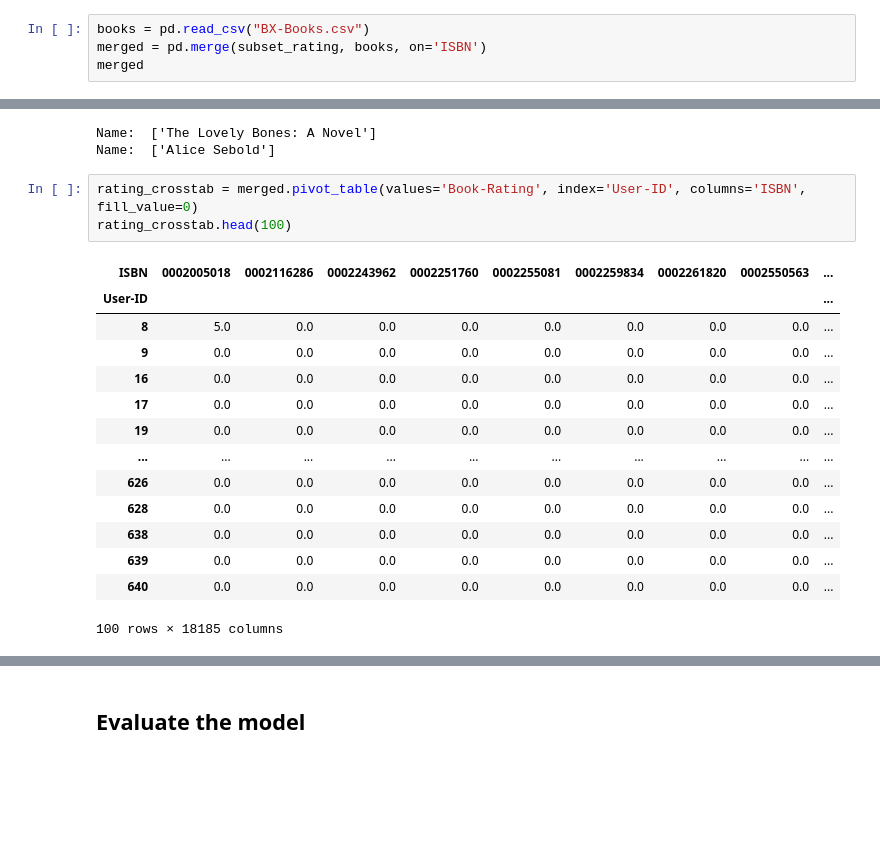
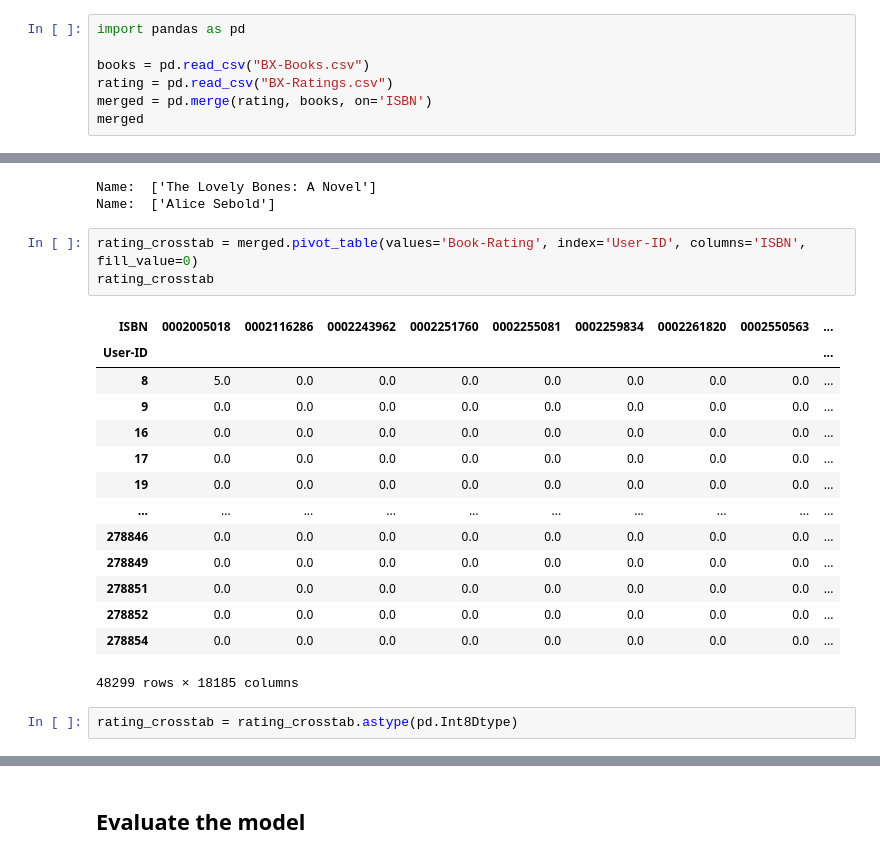
Before and after one commit to buianhduc/Book-store-recommender-system, a Jupyter notebook: Untitled (2).ipynb, the cells around one changed output, grey strips where cells are left out. Saved outputs shown, nothing was run; the diff lists cells and outputs as text; blank space fills up the shorter version.

```diff
--- a/Untitled (2).ipynb
+++ b/Untitled (2).ipynb
@@ -605,8 +632,11 @@ book
 | 18184 | 0394757645 | trouble business vintage crime bl... | raymond chandler | 1992 | Vintage Books USA | 8.0 | 4 |
 18185 rows × 7 columns
 # %%
+import pandas as pd
+
 books = pd.read_csv("BX-Books.csv")
-merged = pd.merge(subset_rating, books, on='ISBN')
+rating = pd.read_csv("BX-Ratings.csv")
+merged = pd.merge(rating, books, on='ISBN')
 merged
 # %% [output]
 |  | User-ID | ISBN | Book-Rating | Book-Title | Book-Author | Year-Of-Publication | Book-Publisher |
@@ -642,19 +672,21 @@ Name:  ['The Lovely Bones: A Novel']
 Name:  ['Alice Sebold']
 # %%
 rating_crosstab = merged.pivot_table(values='Book-Rating', index='User-ID', columns='ISBN', fill_value=0)
-rating_crosstab.head(100)
+rating_crosstab
 # %% [output]
 | ISBN | 0002005018 | 0002116286 | 0002243962 | 0002251760 | 0002255081 | 0002259834 | 0002261820 | 0002550563 | ... |
 | User-ID |  |  |  |  |  |  |  |  | ... |
 | 8 | 5.0 | 0.0 | 0.0 | 0.0 | 0.0 | 0.0 | 0.0 | 0.0 | ... |
 | 9 | 0.0 | 0.0 | 0.0 | 0.0 | 0.0 | 0.0 | 0.0 | 0.0 | ... |
 | 16 | 0.0 | 0.0 | 0.0 | 0.0 | 0.0 | 0.0 | 0.0 | 0.0 | ... |
 | 17 | 0.0 | 0.0 | 0.0 | 0.0 | 0.0 | 0.0 | 0.0 | 0.0 | ... |
 | 19 | 0.0 | 0.0 | 0.0 | 0.0 | 0.0 | 0.0 | 0.0 | 0.0 | ... |
 | ... | ... | ... | ... | ... | ... | ... | ... | ... | ... |
-| 626 | 0.0 | 0.0 | 0.0 | 0.0 | 0.0 | 0.0 | 0.0 | 0.0 | ... |
-| 628 | 0.0 | 0.0 | 0.0 | 0.0 | 0.0 | 0.0 | 0.0 | 0.0 | ... |
-| 638 | 0.0 | 0.0 | 0.0 | 0.0 | 0.0 | 0.0 | 0.0 | 0.0 | ... |
-| 639 | 0.0 | 0.0 | 0.0 | 0.0 | 0.0 | 0.0 | 0.0 | 0.0 | ... |
-| 640 | 0.0 | 0.0 | 0.0 | 0.0 | 0.0 | 0.0 | 0.0 | 0.0 | ... |
+| 278846 | 0.0 | 0.0 | 0.0 | 0.0 | 0.0 | 0.0 | 0.0 | 0.0 | ... |
+| 278849 | 0.0 | 0.0 | 0.0 | 0.0 | 0.0 | 0.0 | 0.0 | 0.0 | ... |
+| 278851 | 0.0 | 0.0 | 0.0 | 0.0 | 0.0 | 0.0 | 0.0 | 0.0 | ... |
+| 278852 | 0.0 | 0.0 | 0.0 | 0.0 | 0.0 | 0.0 | 0.0 | 0.0 | ... |
+| 278854 | 0.0 | 0.0 | 0.0 | 0.0 | 0.0 | 0.0 | 0.0 | 0.0 | ... |
-100 rows × 18185 columns
+48299 rows × 18185 columns
+# %%
+rating_crosstab = rating_crosstab.astype(pd.Int8Dtype)
```
Also changed, not shown: parts of 36 cells of this notebook, 7 other files.
